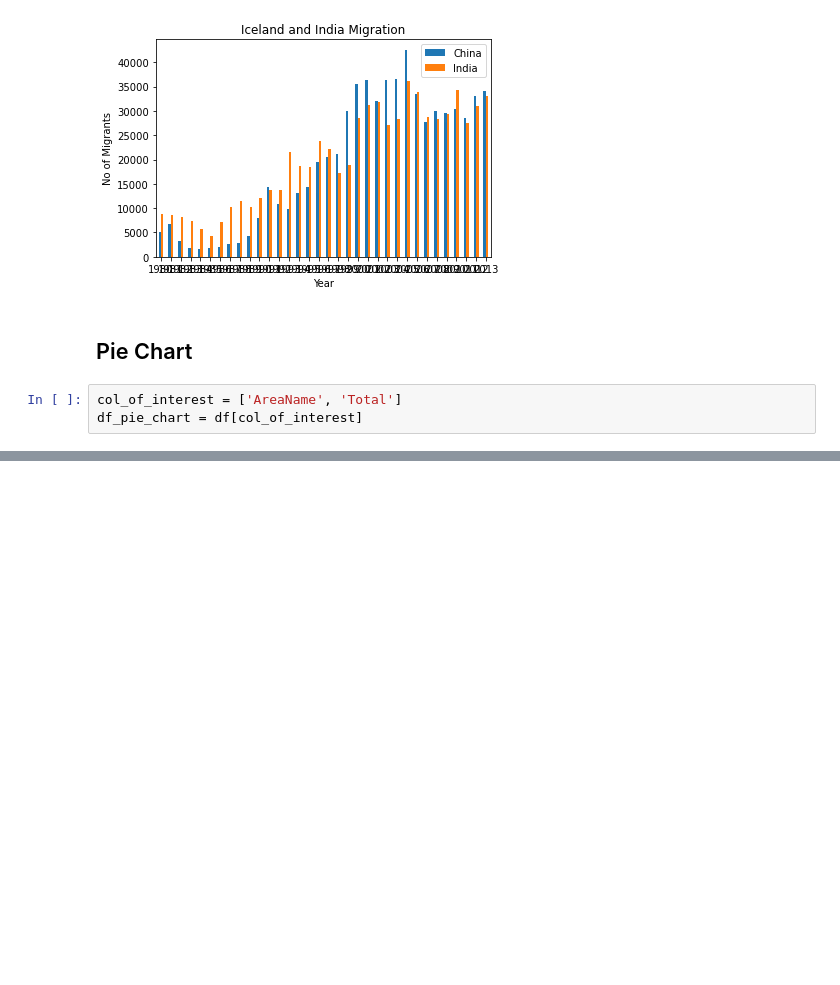
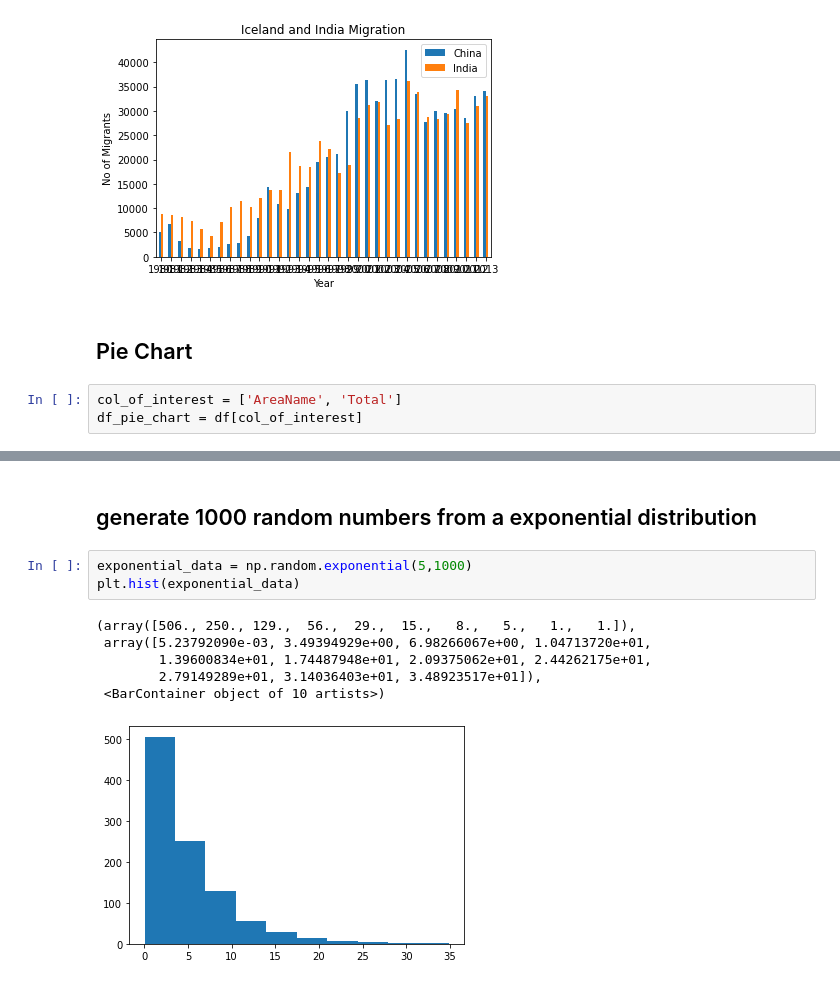
Before and after one commit to viththiananth/Data-Visualization-Using-Python_My-Pursuit, a Jupyter notebook: 2. Matplotlib_Data Visualization with Python_In Class.ipynb, the cells around one changed output, grey strips where cells are left out. Saved outputs shown, nothing was run; the diff lists cells and outputs as text; blank space fills up the shorter version.

```diff
--- a/2. Matplotlib_Data Visualization with Python_In Class.ipynb
+++ b/2. Matplotlib_Data Visualization with Python_In Class.ipynb
@@ -341,0 +388,12 @@ df_pie_chart = df[col_of_interest]
+# %% [markdown]
+## generate 1000 random numbers from a exponential distribution
+# %%
+exponential_data = np.random.exponential(5,1000)
+plt.hist(exponential_data)
+# %% [output]
+(array([506., 250., 129.,  56.,  29.,  15.,   8.,   5.,   1.,   1.]),
+ array([5.23792090e-03, 3.49394929e+00, 6.98266067e+00, 1.04713720e+01,
+        1.39600834e+01, 1.74487948e+01, 2.09375062e+01, 2.44262175e+01,
+        2.79149289e+01, 3.14036403e+01, 3.48923517e+01]),
+ <BarContainer object of 10 artists>)
+[figure, added]
```
Also changed, not shown: parts of 40 cells of this notebook, 2 other files.
